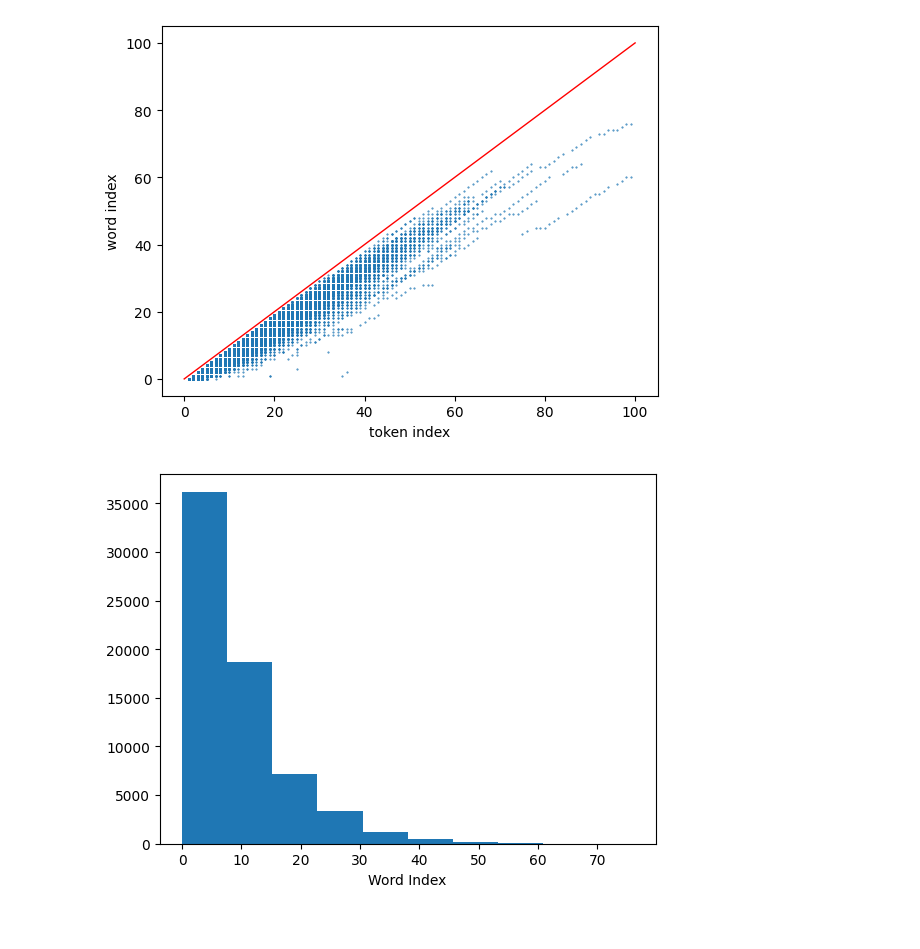
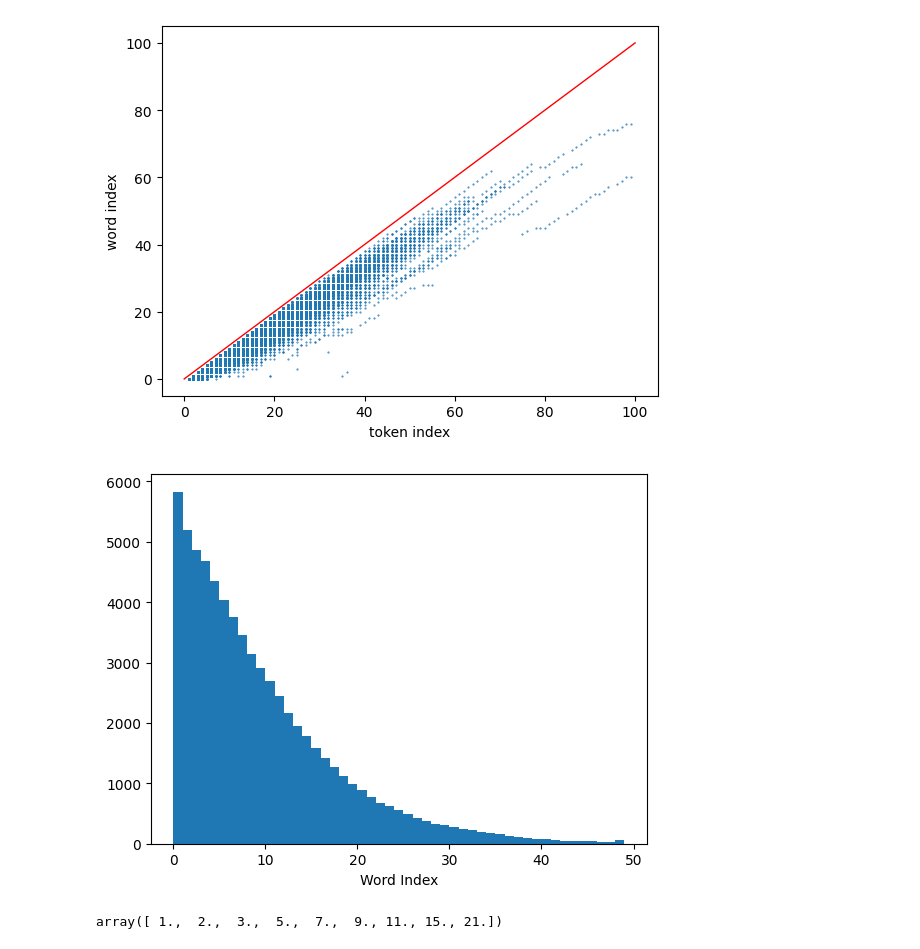
Before and after one commit to icemoon97/emergent-positional-embeddings, a Jupyter notebook: tokens.ipynb, the cells around one changed output. Cells and saved outputs as stored; diff of their text form; code cells hidden in the pictures.

Commit message:
all layers results, more visuals

```diff
--- a/tokens.ipynb
+++ b/tokens.ipynb
@@ -180,8 +177,14 @@ plt.show()
 # %% [output]
 [figure]
 # %%
-plt.hist(word_idx)
+plt.hist(word_idx, range(50))
 plt.xlabel("Word Index")
 plt.show()
 # %% [output]
-[figure, old version]
+[figure, new version]
+# %%
+# quintiles = np.percentile(word_idx, [20, 40, 60, 80])
+quintiles = np.percentile(word_idx, [10, 20, 30, 40, 50, 60, 70, 80, 90])
+quintiles
+# %% [output]
+array([ 1.,  2.,  3.,  5.,  7.,  9., 11., 15., 21.])
```
Also changed, not shown: parts of 2 cells of this notebook, 2 other files.
